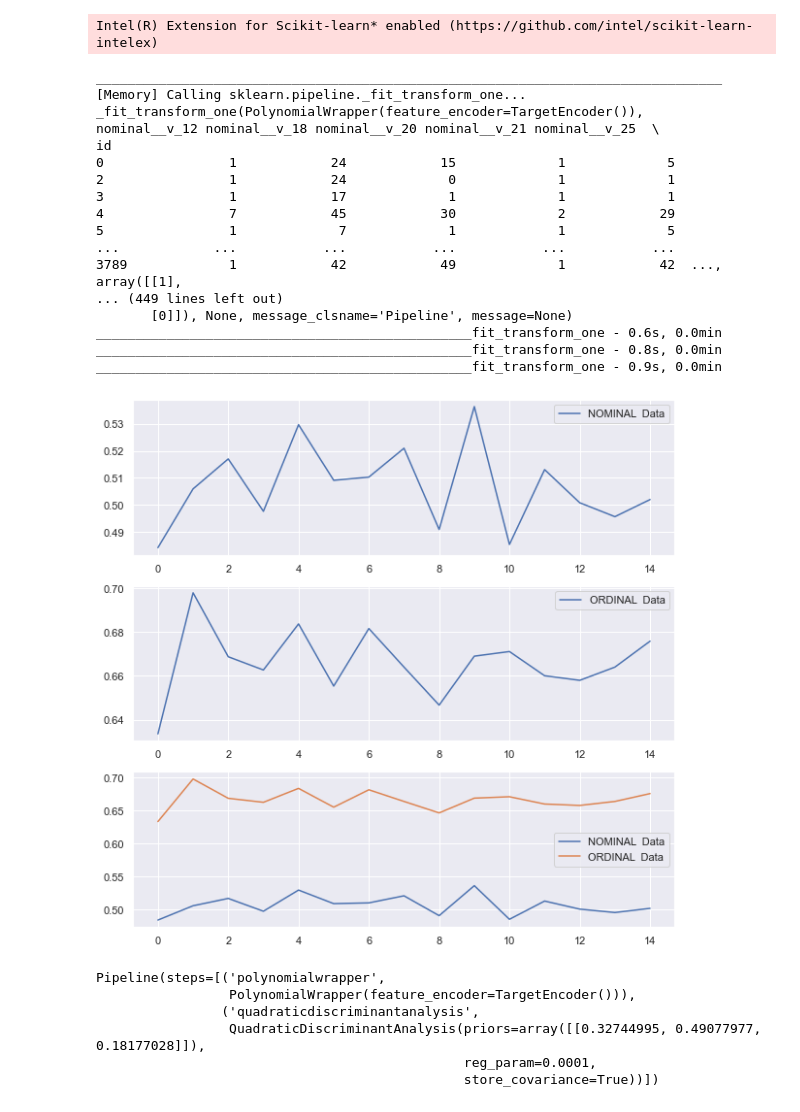
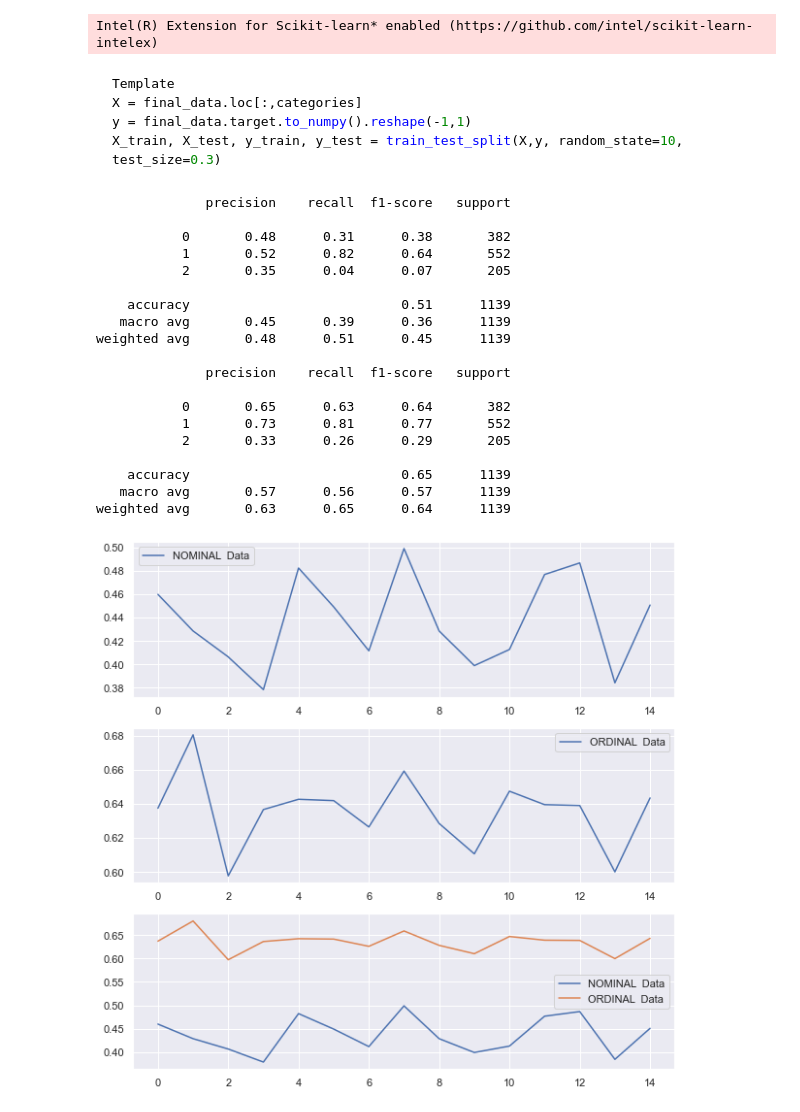
Before and after one commit to risan-raja/sdpiit, a Jupyter notebook: notebooks/Pipeline_components_builder.ipynb, the cells around one changed output. Cells and saved outputs as stored; diff of their text form; code cells hidden in the pictures.

````diff
--- a/notebooks/Pipeline_components_builder.ipynb
+++ b/notebooks/Pipeline_components_builder.ipynb
@@ -274,59 +274,67 @@ classifiers = [
 #  sklearn.ensemble._stacking.StackingClassifier,
 #  sklearn.ensemble._voting.VotingClassifier
 # ]
+# %% [markdown]
+```python
+Template
+X = final_data.loc[:,categories]
+y = final_data.target.to_numpy().reshape(-1,1)
+X_train, X_test, y_train, y_test = train_test_split(X,y, random_state=10, test_size=0.3)
+```
 # %%
 # ohe = OneHotEncoder(min_frequency=0.0001, handle_unknown='infrequent_if_exist', sparse=False,dtype=np.int32)
 # X_train_t = ohe.fit_transform(nominal_data)
+reports = []
 fig, ax = plt.subplots(3,1,figsize=(10,10))
 i = 0
 for categories in [nominal, ordinal]:
     X = final_data.loc[:,categories]
     y = final_data.target.to_numpy().reshape(-1,1)
     X_train, X_test, y_train, y_test = train_test_split(X,y, random_state=10, test_size=0.3)
     feature_names = categories
     model = QuadraticDiscriminantAnalysis(priors=class_priors,store_covariance=True,reg_param=0.0001 )
+    # model = De
     # ovr_qda.fit(X_train, y_train)
     # y_pred = QDA_.fit(X_train, y_train)
     cv_= RepeatedStratifiedKFold(n_splits=3,n_repeats=5, random_state=10)
     pipe =  Pipeline(steps=[('polynomialwrapper',
-                 PWrapper(feature_encoder=TargetEncoder())),
-                ('quadraticdiscriminantanalysis',
+                 PWrapper(feature_encoder=WOEEncoder())),
+                (model.__class__.__name__,
                  QuadraticDiscriminantAnalysis(priors=class_priors,
                                                reg_param=0.0001,
                                                store_covariance=True))], memory=mem)
-    with parallel_backend('multiprocessing'):
-        cv_model = cross_validate(pipe, X, y, cv = cv_,return_train_score=True,n_jobs=-1)
-        ax[i].plot(np.arange(15), cv_model['test_score'], label=f'{feature_names[0].split("__")[0].upper()}  Data')
-        ax[i].legend()
-        ax[2].plot(np.arange(15), cv_model['test_score'], label=f'{feature_names[0].split("__")[0].upper()}  Data')
-        ax[2].legend()
+    def analyze_model(ax=ax,i = i,X=X,y=y, pipe=pipe, feature_names=categories):
+        with parallel_backend('multiprocessing'):
+            cv_model = cross_validate(pipe, X, y, cv = cv_,return_train_score=True,n_jobs=-1)
+            ax[i].plot(np.arange(15), cv_model['test_score'], label=f'{feature_names[0].split("__")[0].upper()}  Data')
+            ax[i].legend()
+            ax[2].plot(np.arange(15), cv_model['test_score'], label=f'{feature_names[0].split("__")[0].upper()}  Data')
+            ax[2].legend()
+    analyze_model()
+    y_pred = model.fit(X_train, y_train).predict(X_test)
+    print(classification_report(y_test,y_pred, output_dict=False))
+    c_report = classification_report(y_test,y_pred, output_dict=True)
+    reports.append(c_report)
+    # break
     i+=1
 # %% [output]
-________________________________________________________________________________
-[Memory] Calling sklearn.pipeline._fit_transform_one...
-_fit_transform_one(PolynomialWrapper(feature_encoder=TargetEncoder()),      nominal__v_12 nominal__v_18 nominal__v_20 nominal__v_21 nominal__v_25  \
-id
-0                1            24            15             1             5
-2                1            24             0             1             1
-3                1            17             1             1             1
-4                7            45            30             2            29
-5                1             7             1             1             5
-...            ...           ...           ...           ...           ...
-3789             1            42            49             1            42  ...,
-array([[1],
-... (449 lines left out)
-       [0]]), None, message_clsname='Pipeline', message=None)
-________________________________________________fit_transform_one - 0.6s, 0.0min
-________________________________________________fit_transform_one - 0.8s, 0.0min
-________________________________________________fit_transform_one - 0.9s, 0.0min
+              precision    recall  f1-score   support
+
+           0       0.48      0.31      0.38       382
+           1       0.52      0.82      0.64       552
+           2       0.35      0.04      0.07       205
+
+    accuracy                           0.51      1139
+   macro avg       0.45      0.39      0.36      1139
+weighted avg       0.48      0.51      0.45      1139
+
+              precision    recall  f1-score   support
+
+           0       0.65      0.63      0.64       382
+           1       0.73      0.81      0.77       552
+           2       0.33      0.26      0.29       205
+
+    accuracy                           0.65      1139
+   macro avg       0.57      0.56      0.57      1139
+weighted avg       0.63      0.65      0.64      1139
-[figure, old version]
+[figure, new version]
-# %%
-pipe = make_pipeline(PWrapper(TargetEncoder()), model)
-pipe
-# %% [output]
-Pipeline(steps=[('polynomialwrapper',
-                 PolynomialWrapper(feature_encoder=TargetEncoder())),
-                ('quadraticdiscriminantanalysis',
-                 QuadraticDiscriminantAnalysis(priors=array([[0.32744995, 0.49077977, 0.18177028]]),
-                                               reg_param=0.0001,
-                                               store_covariance=True))])
````
Also changed, not shown: parts of 9 cells of this notebook, 4 other files.
